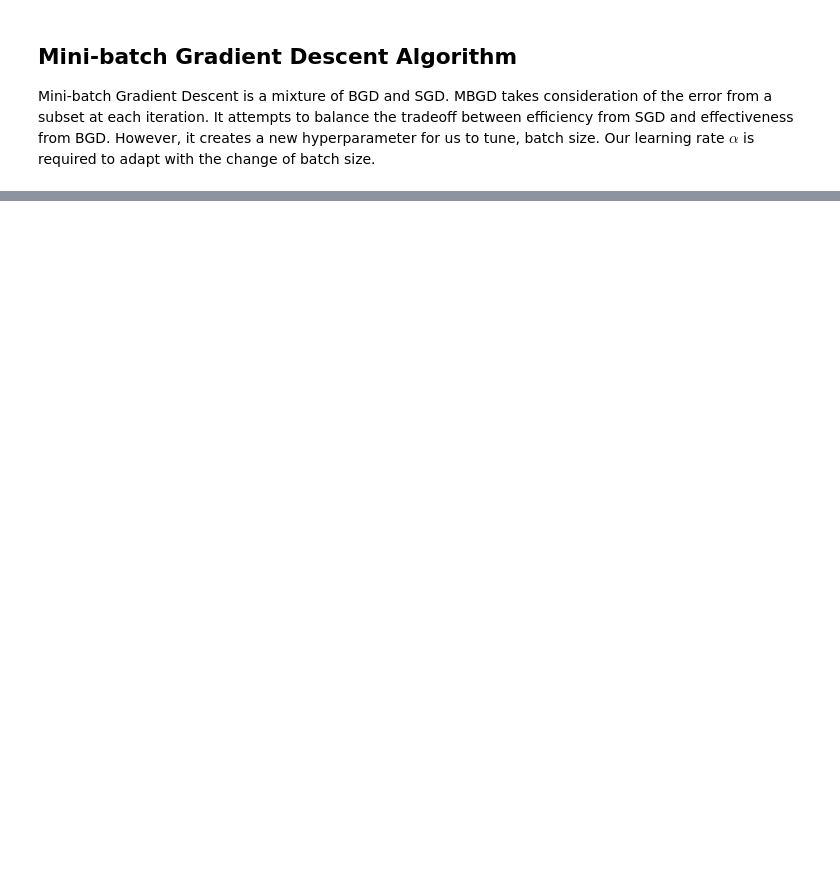
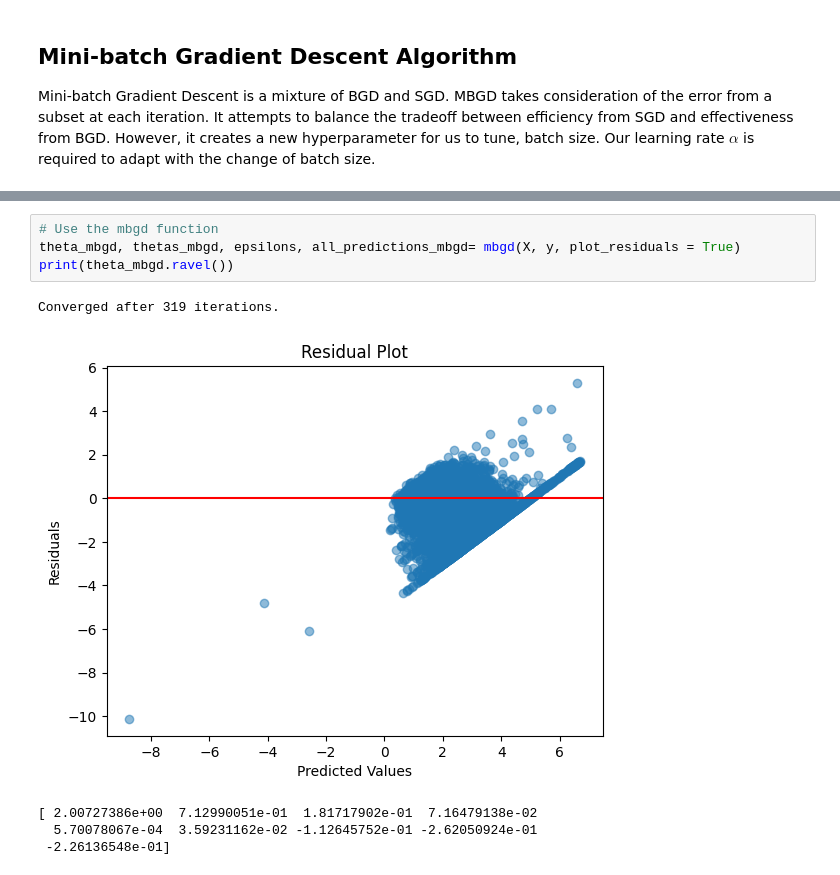
Before and after one commit to howiess/Data-Science, a Jupyter notebook: Supervised Learning/Gradient Descent.ipynb, the cells around one changed output, grey strips where cells are left out. Saved outputs shown, nothing was run; the diff lists cells and outputs as text; blank space fills up the shorter version.

```diff
--- a/Supervised Learning/Gradient Descent.ipynb
+++ b/Supervised Learning/Gradient Descent.ipynb
@@ -257,0 +313,10 @@ Mini-batch Gradient Descent is a mixture of BGD and SGD. MBGD takes consideratio
+# %%
+# Use the mbgd function
+theta_mbgd, thetas_mbgd, epsilons, all_predictions_mbgd= mbgd(X, y, plot_residuals = True)
+print(theta_mbgd.ravel())
+# %% [output]
+Converged after 319 iterations.
+[figure, added]
+[ 2.00727386e+00  7.12990051e-01  1.81717902e-01  7.16479138e-02
+  5.70078067e-04  3.59231162e-02 -1.12645752e-01 -2.62050924e-01
+ -2.26136548e-01]
```
Also changed, not shown: parts of 7 cells of this notebook.
